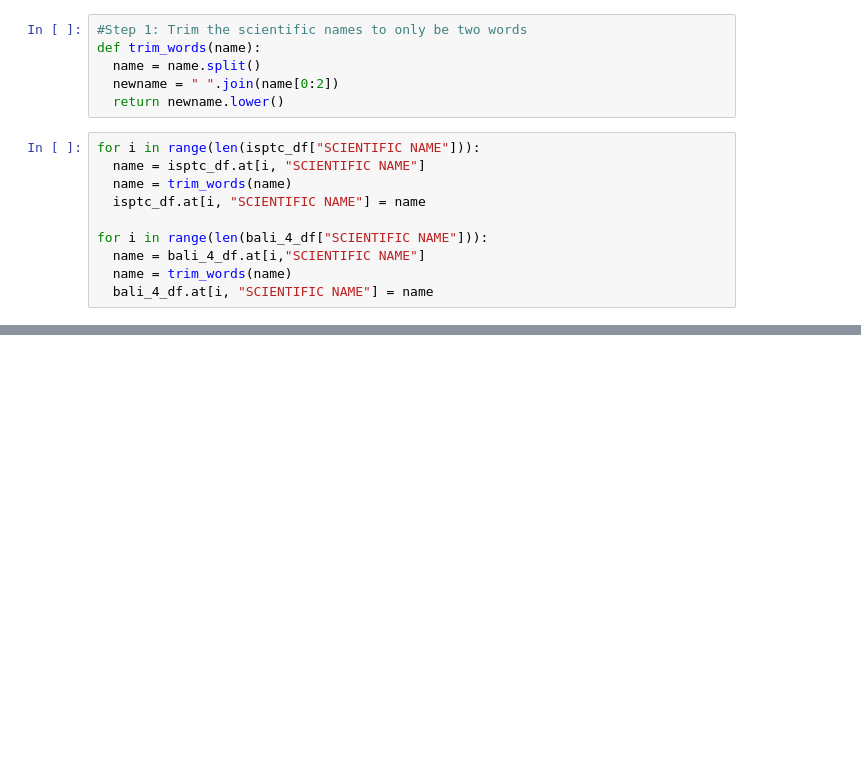
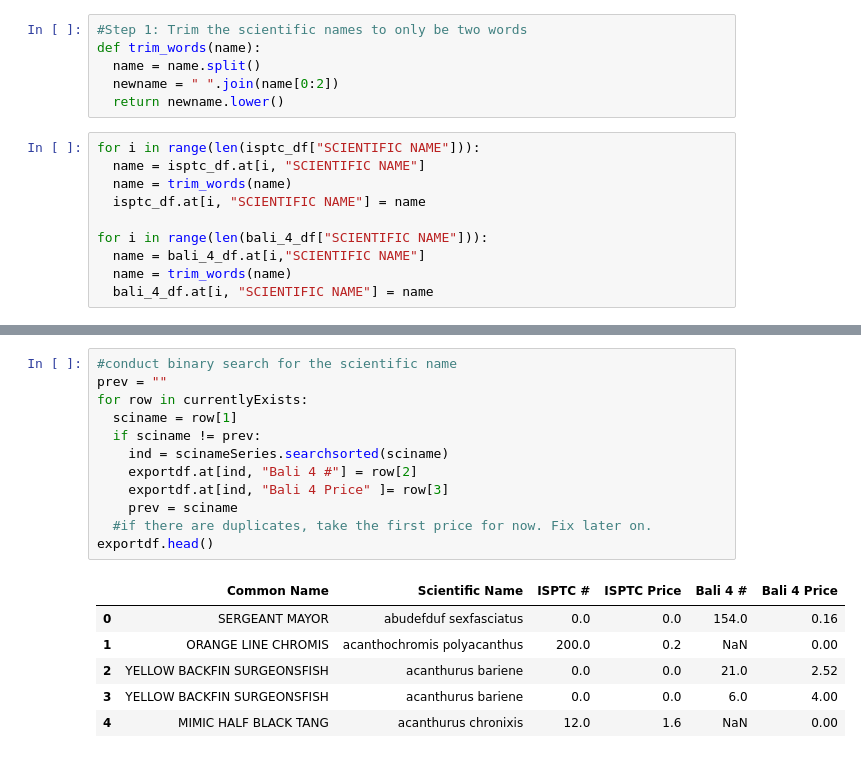
Before and after one commit to JosephPLim/FishListExclusives, a Jupyter notebook: Fish_List_Exclusives.ipynb, the cells around one changed output, grey strips where cells are left out. Drawn from its saved outputs; the diff is of its cells as text; blank space fills up the shorter version.

```diff
--- a/Fish_List_Exclusives.ipynb
+++ b/Fish_List_Exclusives.ipynb
@@ -88,0 +276,19 @@ exclusives
+# %%
+#conduct binary search for the scientific name
+prev = ""
+for row in currentlyExists:
+  sciname = row[1]
+  if sciname != prev:
+    ind = scinameSeries.searchsorted(sciname)
+    exportdf.at[ind, "Bali 4 #"] = row[2]
+    exportdf.at[ind, "Bali 4 Price" ]= row[3]
+    prev = sciname
+  #if there are duplicates, take the first price for now. Fix later on.
+exportdf.head()
+# %% [output]
+|  | Common Name | Scientific Name | ISPTC # | ISPTC Price | Bali 4 # | Bali 4 Price |
+| 0 | SERGEANT MAYOR | abudefduf sexfasciatus | 0.0 | 0.0 | 154.0 | 0.16 |
+| 1 | ORANGE LINE CHROMIS | acanthochromis polyacanthus | 200.0 | 0.2 | NaN | 0.00 |
+| 2 | YELLOW BACKFIN SURGEONSFISH | acanthurus bariene | 0.0 | 0.0 | 21.0 | 2.52 |
+| 3 | YELLOW BACKFIN SURGEONSFISH | acanthurus bariene | 0.0 | 0.0 | 6.0 | 4.00 |
+| 4 | MIMIC HALF BLACK TANG | acanthurus chronixis | 12.0 | 1.6 | NaN | 0.00 |
```
Also changed, not shown: parts of 27 cells of this notebook.
